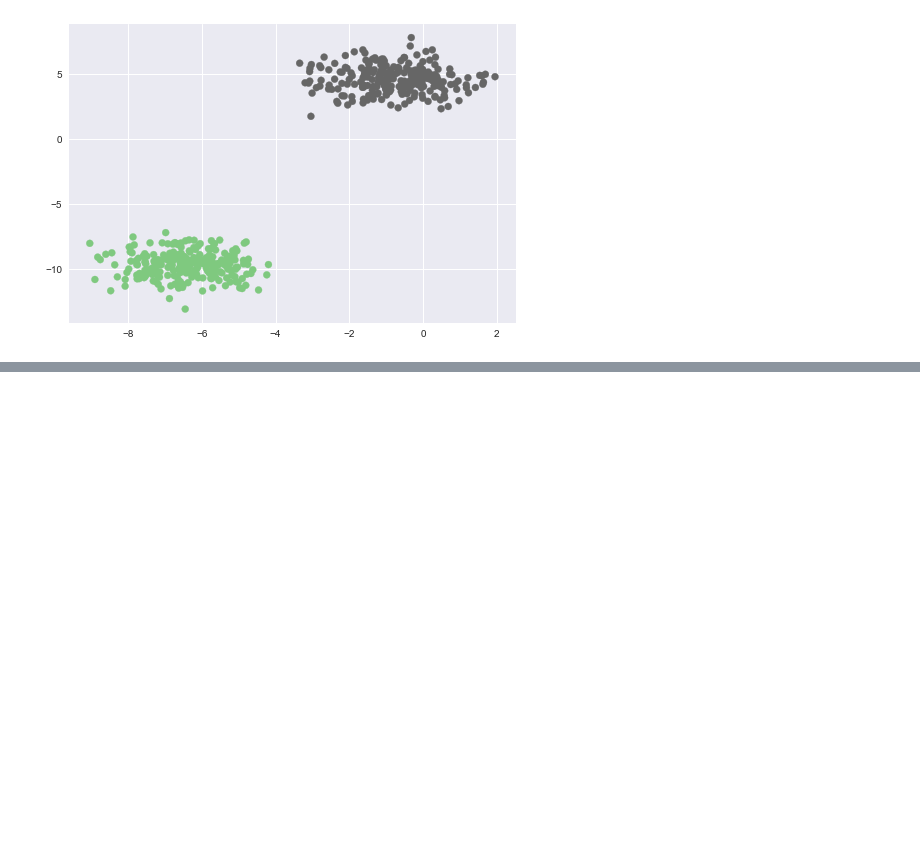
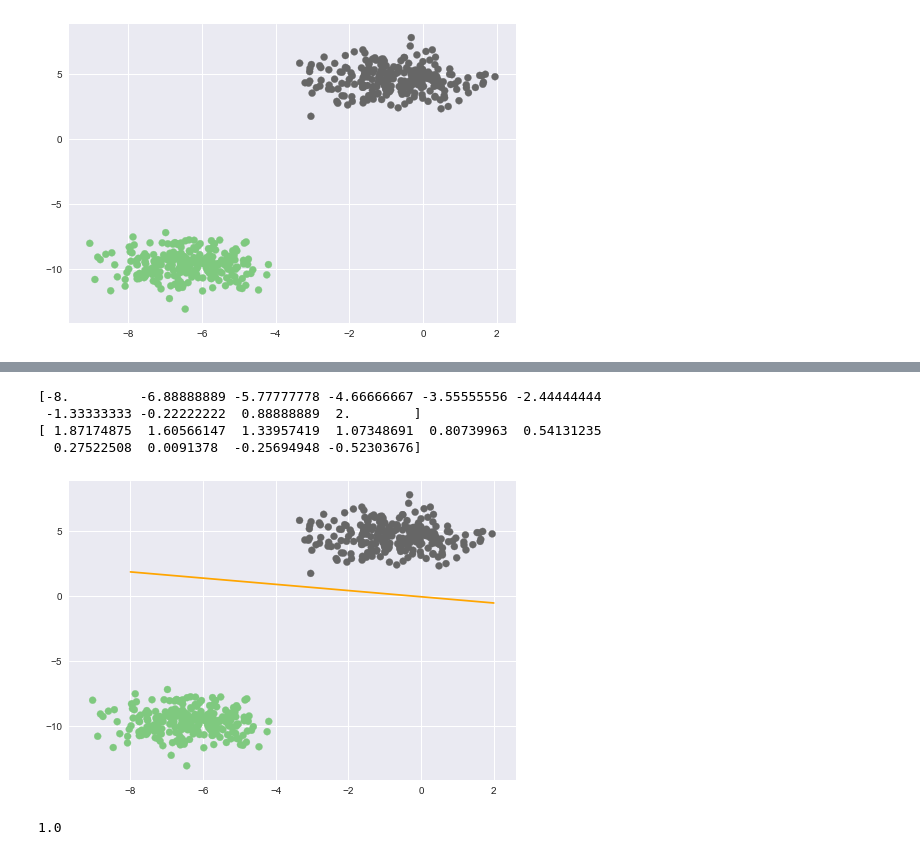
Before and after one commit to deepanshu2301/MachineLearning, a Jupyter notebook: Perceptron.ipynb, the cells around one changed output, grey strips where cells are left out. Drawn from its saved outputs; the diff is of its cells as text; code cells hidden in the pictures; blank space fills up the shorter version.

```diff
--- a/Perceptron.ipynb
+++ b/Perceptron.ipynb
@@ -49,4 +49,4 @@ def train(X,Y,learning_rate=0.5,maxEpochs=100):
     return weights
 # %%
-train(X,Y,learning_rate=0.8,maxEpochs=1000)
+weights=train(X,Y,learning_rate=0.8,maxEpochs=1000)
 # %% [output]
@@ -70,0 +84,4 @@ array([0.137576  , 0.74743092, 3.12107667])
+# %%
+plt.style.use('seaborn')
+plt.scatter(X[:,0],X[:,1],c=Y,cmap=plt.cm.Accent)
+plt.show()
@@ -70,0 +90,24 @@ array([0.137576  , 0.74743092, 3.12107667])
+# %%
+x1=np.linspace(-8,2,10)
+print(x1)
+
+x2=-(weights[0] + weights[1]*x1)/weights[2]
+print(x2)
+# %% [output]
+[-8.         -6.88888889 -5.77777778 -4.66666667 -3.55555556 -2.44444444
+ -1.33333333 -0.22222222  0.88888889  2.        ]
+[ 1.87174875  1.60566147  1.33957419  1.07348691  0.80739963  0.54131235
+  0.27522508  0.0091378  -0.25694948 -0.52303676]
+# %%
+plt.style.use('seaborn')
+plt.plot(x1,x2,c='orange')
+plt.scatter(X[:,0],X[:,1],c=Y,cmap=plt.cm.Accent)
+plt.show()
+# %% [output]
+[figure, added]
+# %%
+Y_ = getpredictions(X,weights,labels=True)
+trainig_acc = np.sum(Y_==Y)/Y.shape[0]
+print(trainig_acc)
+# %% [output]
+1.0
```
Also changed, not shown: parts of 4 cells of this notebook.
